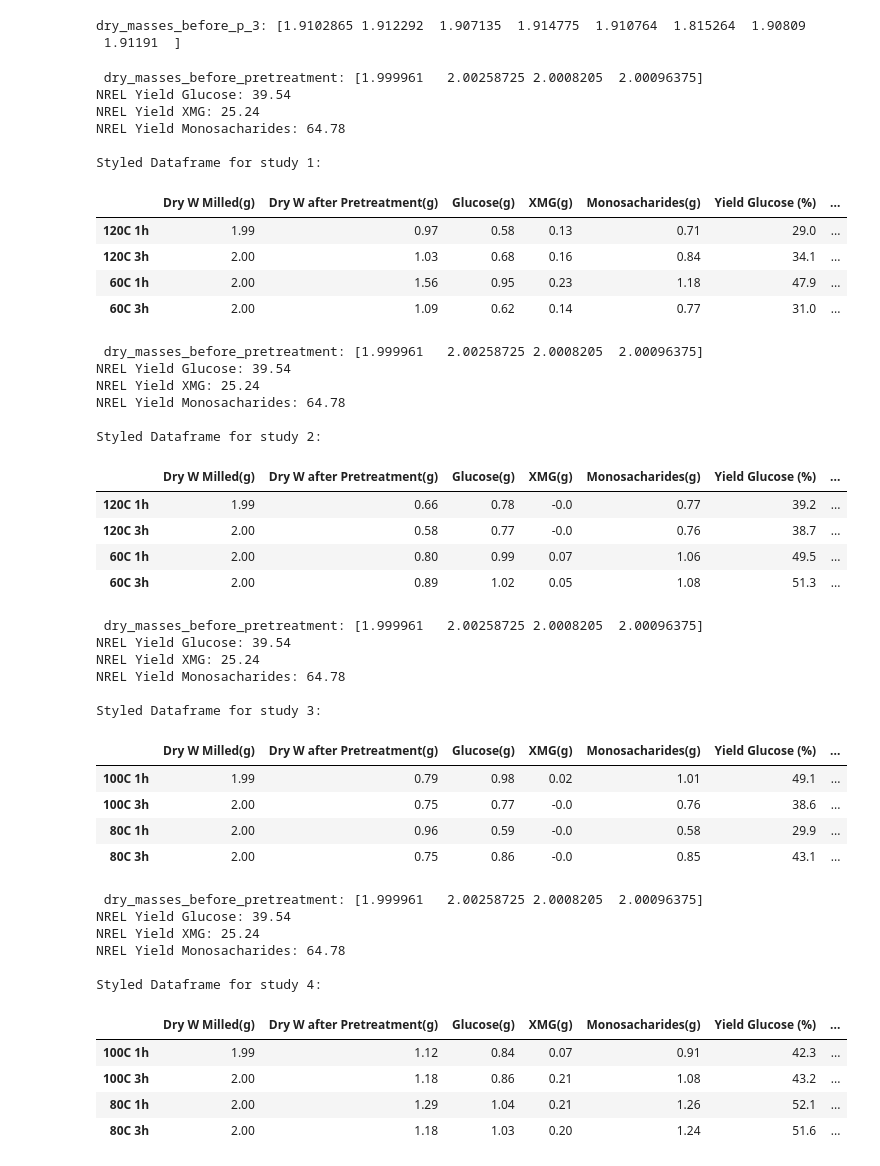
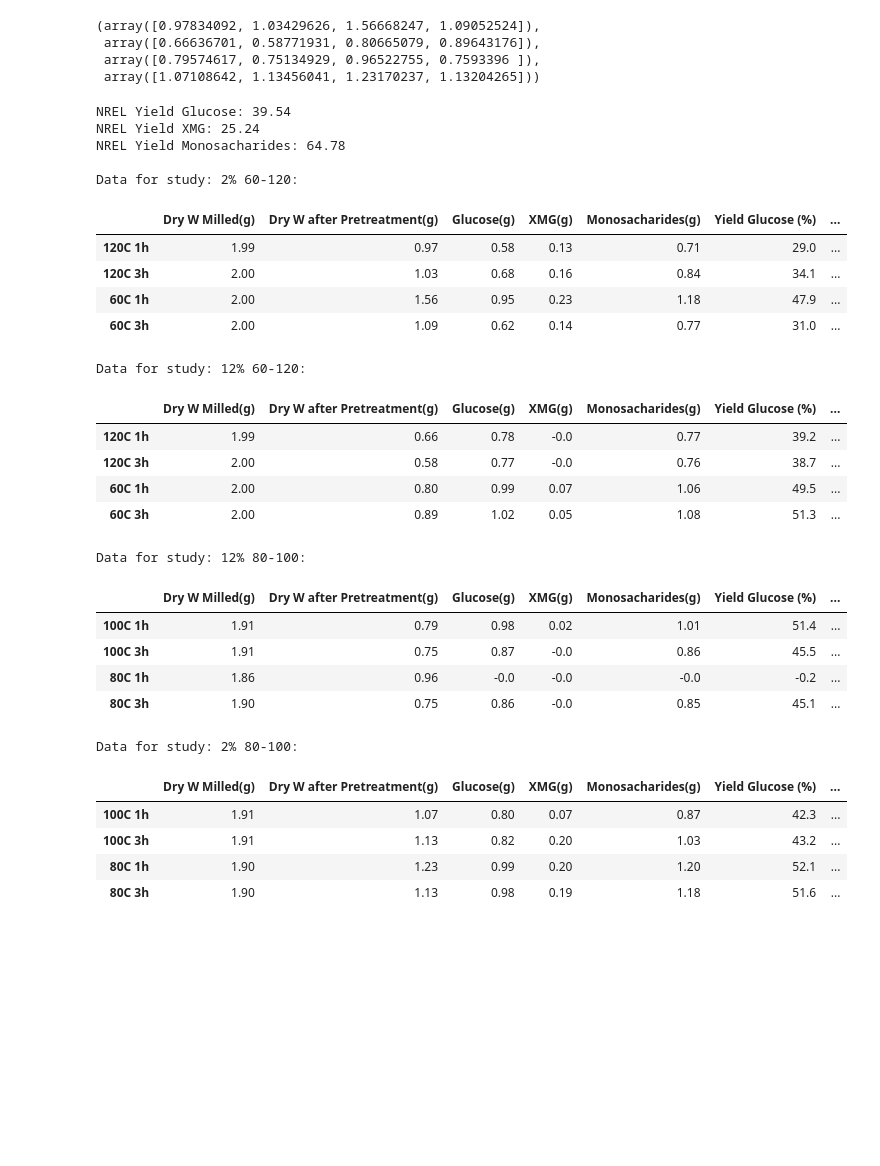
Before and after one commit to OlofssonFredrik/Pretreatment, a Jupyter notebook: calculations.ipynb, the cells around one changed output. Cells and saved outputs as stored; diff of their text form; code cells hidden in the pictures; blank space fills up the shorter version.

```diff
--- a/calculations.ipynb
+++ b/calculations.ipynb
@@ -190,14 +191,14 @@ dry_masses_after_p = np.array([a[0]*avg_lost_w_120c[0], a[1]*avg_lost_w_120c[2],
 
 #2% NaOH 80-100%
 # %%
-def create_dataframe(Glucose_samples_hplc, XMG_samples_hplc, indices, dry_masses_after_p):
+def create_dataframe(Glucose_samples_hplc, XMG_samples_hplc, indices, dry_masses_before_p,dry_masses_after_p):
     #Constants
     volume = 0.02485
     glucose_yields = np.array([39.54, 88.30, 68.42, 65.11, 56.28])/100,
     xylmangal_values = np.array([25.24, 2.64, 1.97, 9.96, 7.4])/100
 
 
-    data = preprocess_data(Glucose_samples_hplc, XMG_samples_hplc, glucose_yields, xylmangal_values, volume, dry_masses_after_p, average_dry_masses_before_pretreatment)
+    data = preprocess_data(Glucose_samples_hplc, XMG_samples_hplc, glucose_yields, xylmangal_values, volume, dry_masses_after_p, dry_masses_before_p)
 
     process_data_keys = [
         "Dry W Milled(g)",
@@ -218,10 +219,7 @@ def create_dataframe(Glucose_samples_hplc, XMG_samples_hplc, indices, dry_masses
     process_df = pd.DataFrame(process_data)
     process_df.index = indices
 
-    print(f"NREL Yield Glucose: {39.54}")
-    print(f"NREL Yield XMG: {25.24}")
-    print(f"NREL Yield Monosacharides: {39.54+25.24}")
-    print()
+
 
     return process_df
 # %%
@@ -244,39 +242,47 @@ dry_masses_after_p_2 = np.array([a_2[0]*avg_lost_w_120c[1], a_2[1]*avg_lost_w_12
 #12% NaOH 80-100%
 milled_masses_3 = np.array([2.0003, 2.0024, 1.9970, 2.0050, 2.0008, 1.9008, 1.9980, 2.002])
 dry_masses_before_p_3 = milled_masses_3*0.955
-print(f"dry_masses_before_p_3: {dry_masses_before_p_3}")
+
 avg_before_p_3 = calculate_average(reshape_into_pairs(dry_masses_before_p_3))
 a_3 = avg_before_p_3
 dry_masses_after_p_3 = np.array([a_3[0]*avg_lost_w_100c[1], a_3[1]*avg_lost_w_100c[3], a_3[2]*avg_lost_w_80c[1], a_3[3]*avg_lost_w_80c[3]])
 
 
 #2% NaOH 80-100%
-milled_masses_4 = np.array([2.0924, 2.0960, 2.0954, 2.0985, 2.0923, 2.0979, 2.0962, 2.0943])
+milled_masses_4 = np.array([2.0040, 1.9977, 1.9997, 2.0030, 2.0003, 1.9984, 2.0020, 1.9966])
 dry_masses_before_p_4 = milled_masses_4*0.955
 avg_before_p_4 = calculate_average(reshape_into_pairs(dry_masses_before_p_4))
 a_4 = avg_before_p_4
 dry_masses_after_p_4 = np.array([a_4[0]*avg_lost_w_100c[0], a_4[1]*avg_lost_w_100c[2], a_4[2]*avg_lost_w_80c[0], a_4[3]*avg_lost_w_80c[2]])
+
+#avg_before_p_1, avg_before_p_2, avg_before_p_3, avg_before_p_4
+dry_masses_after_p_1, dry_masses_after_p_2, dry_masses_after_p_3, dry_masses_after_p_4
 # %% [output]
-dry_masses_before_p_3: [1.9102865 1.912292  1.907135  1.914775  1.910764  1.815264  1.90809
- 1.91191  ]
+(array([0.97834092, 1.03429626, 1.56668247, 1.09052524]),
+ array([0.66636701, 0.58771931, 0.80665079, 0.89643176]),
+ array([0.79574617, 0.75134929, 0.96522755, 0.7593396 ]),
+ array([1.07108642, 1.13456041, 1.23170237, 1.13204265]))
 # %%
 studies = [
     {
         "Glucose_samples_hplc": np.array([590520.1774, 626867.5736, 693851.4441, 661331.5045, 578989.8003, 675418.0375, 571507.7927, 596580.4333]),
         "XMG_samples_hplc": np.array([149706.8617, 159126.8929, 176542.8571, 168805.7143, 147914.2857, 172857.1429, 146857.1429, 153200.0000]),
         "dry_masses_after_p": dry_masses_after_p_1,
+        "dry_masses_before_p": avg_before_p_1,
         "indices": ['120C 1h', '120C 3h', '60C 1h', '60C 3h']
      },
     {
         "Glucose_samples_hplc": np.array([1164687.9925, 1239731.5045, 1379701.5045, 1312666.1654, 1157971.6083, 1351166.1654, 1141166.1654, 1197971.6083]),
         "XMG_samples_hplc": np.array([0, 0, 0, 0, 103180.0916, 106556.1953, 79071.6490, 74139.5075]),
         "dry_masses_after_p": dry_masses_after_p_2,
+        "dry_masses_before_p": avg_before_p_2,
         "indices": ['120C 1h', '120C 3h', '60C 1h', '60C 3h']
     },
     {
-        "Glucose_samples_hplc": np.array([1084281.8242, 1437375.2409, 1095570.4941, 1007764.4847, 1269949.5440, 0, 1125741.7195, 1193543.1789]),
+        "Glucose_samples_hplc": np.array([1084281.8242, 1437375.2409, 1095570.4941, 1269949.5440, 0,0, 1125741.7195, 1193543.1789]),
         "XMG_samples_hplc": np.array([0, 97365.4265, 0, 0, 0, 0, 0, 0]),
         "dry_masses_after_p": dry_masses_after_p_3,
+        "dry_masses_before_p": avg_before_p_3,
         "indices": ['100C 1h', '100C 3h', '80C 1h', '80C 3h']
 
     },
@@ -284,60 +290,50 @@ studies = [
         "Glucose_samples_hplc": np.array([804353.4156, 739282.6040, 745575.4034, 745801.7998, 727440.5672, 924715.2307, 880340.6993, 899655.9408]),
         "XMG_samples_hplc": np.array([0, 154173.2942, 195054.4891, 202082.0536, 159049.2005, 205812.6120, 189111.6415, 190132.9875]),
         "dry_masses_after_p": dry_masses_after_p_4,
+        "dry_masses_before_p": avg_before_p_4,
         "indices": ['100C 1h', '100C 3h', '80C 1h', '80C 3h']
     }
 ]
 
 # For each study, create a dataframe and store it in a list
 dataframes = []
+print(f"NREL Yield Glucose: {39.54}")
+print(f"NREL Yield XMG: {25.24}")
+print(f"NREL Yield Monosacharides: {39.54+25.24}")
+print()
+labels = [['2% 60-120'], ['12% 60-120'], ['12% 80-100'], ['2% 80-100']]
 for i, study in enumerate(studies):
     df = create_dataframe(**study)
     styled_df = df.style.background_gradient(cmap='viridis')
     dataframes.append(styled_df)
-    print(f'Styled Dataframe for study {i+1}:')
+    print(f'Data for study: {labels[i][0]}:')
     display(styled_df)
 # %% [output]
- dry_masses_before_pretreatment: [1.999961   2.00258725 2.0008205  2.00096375]
 NREL Yield Glucose: 39.54
 NREL Yield XMG: 25.24
 NREL Yield Monosacharides: 64.78
 
-Styled Dataframe for study 1:
+Data for study: 2% 60-120:
 |  | Dry W Milled(g) | Dry W after Pretreatment(g) | Glucose(g) | XMG(g) | Monosacharides(g) | Yield Glucose (%) | ... |
 | 120C 1h | 1.99 | 0.97 | 0.58 | 0.13 | 0.71 | 29.0 | ... |
 | 120C 3h | 2.00 | 1.03 | 0.68 | 0.16 | 0.84 | 34.1 | ... |
 | 60C 1h | 2.00 | 1.56 | 0.95 | 0.23 | 1.18 | 47.9 | ... |
 | 60C 3h | 2.00 | 1.09 | 0.62 | 0.14 | 0.77 | 31.0 | ... |
- dry_masses_before_pretreatment: [1.999961   2.00258725 2.0008205  2.00096375]
-NREL Yield Glucose: 39.54
-NREL Yield XMG: 25.24
-NREL Yield Monosacharides: 64.78
-
-Styled Dataframe for study 2:
+Data for study: 12% 60-120:
 |  | Dry W Milled(g) | Dry W after Pretreatment(g) | Glucose(g) | XMG(g) | Monosacharides(g) | Yield Glucose (%) | ... |
 | 120C 1h | 1.99 | 0.66 | 0.78 | -0.0 | 0.77 | 39.2 | ... |
 | 120C 3h | 2.00 | 0.58 | 0.77 | -0.0 | 0.76 | 38.7 | ... |
 | 60C 1h | 2.00 | 0.80 | 0.99 | 0.07 | 1.06 | 49.5 | ... |
 | 60C 3h | 2.00 | 0.89 | 1.02 | 0.05 | 1.08 | 51.3 | ... |
- dry_masses_before_pretreatment: [1.999961   2.00258725 2.0008205  2.00096375]
-NREL Yield Glucose: 39.54
-NREL Yield XMG: 25.24
-NREL Yield Monosacharides: 64.78
-
-Styled Dataframe for study 3:
+Data for study: 12% 80-100:
 |  | Dry W Milled(g) | Dry W after Pretreatment(g) | Glucose(g) | XMG(g) | Monosacharides(g) | Yield Glucose (%) | ... |
-| 100C 1h | 1.99 | 0.79 | 0.98 | 0.02 | 1.01 | 49.1 | ... |
-| 100C 3h | 2.00 | 0.75 | 0.77 | -0.0 | 0.76 | 38.6 | ... |
-| 80C 1h | 2.00 | 0.96 | 0.59 | -0.0 | 0.58 | 29.9 | ... |
-| 80C 3h | 2.00 | 0.75 | 0.86 | -0.0 | 0.85 | 43.1 | ... |
+| 100C 1h | 1.91 | 0.79 | 0.98 | 0.02 | 1.01 | 51.4 | ... |
+| 100C 3h | 1.91 | 0.75 | 0.87 | -0.0 | 0.86 | 45.5 | ... |
+| 80C 1h | 1.86 | 0.96 | -0.0 | -0.0 | -0.0 | -0.2 | ... |
+| 80C 3h | 1.90 | 0.75 | 0.86 | -0.0 | 0.85 | 45.1 | ... |
- dry_masses_before_pretreatment: [1.999961   2.00258725 2.0008205  2.00096375]
-NREL Yield Glucose: 39.54
-NREL Yield XMG: 25.24
-NREL Yield Monosacharides: 64.78
-
-Styled Dataframe for study 4:
+Data for study: 2% 80-100:
 |  | Dry W Milled(g) | Dry W after Pretreatment(g) | Glucose(g) | XMG(g) | Monosacharides(g) | Yield Glucose (%) | ... |
-| 100C 1h | 1.99 | 1.12 | 0.84 | 0.07 | 0.91 | 42.3 | ... |
-| 100C 3h | 2.00 | 1.18 | 0.86 | 0.21 | 1.08 | 43.2 | ... |
-| 80C 1h | 2.00 | 1.29 | 1.04 | 0.21 | 1.26 | 52.1 | ... |
-| 80C 3h | 2.00 | 1.18 | 1.03 | 0.20 | 1.24 | 51.6 | ... |
+| 100C 1h | 1.91 | 1.07 | 0.80 | 0.07 | 0.87 | 42.3 | ... |
+| 100C 3h | 1.91 | 1.13 | 0.82 | 0.20 | 1.03 | 43.2 | ... |
+| 80C 1h | 1.90 | 1.23 | 0.99 | 0.20 | 1.20 | 52.1 | ... |
+| 80C 3h | 1.90 | 1.13 | 0.98 | 0.19 | 1.18 | 51.6 | ... |
```
Also changed, not shown: parts of 3 cells of this notebook.
